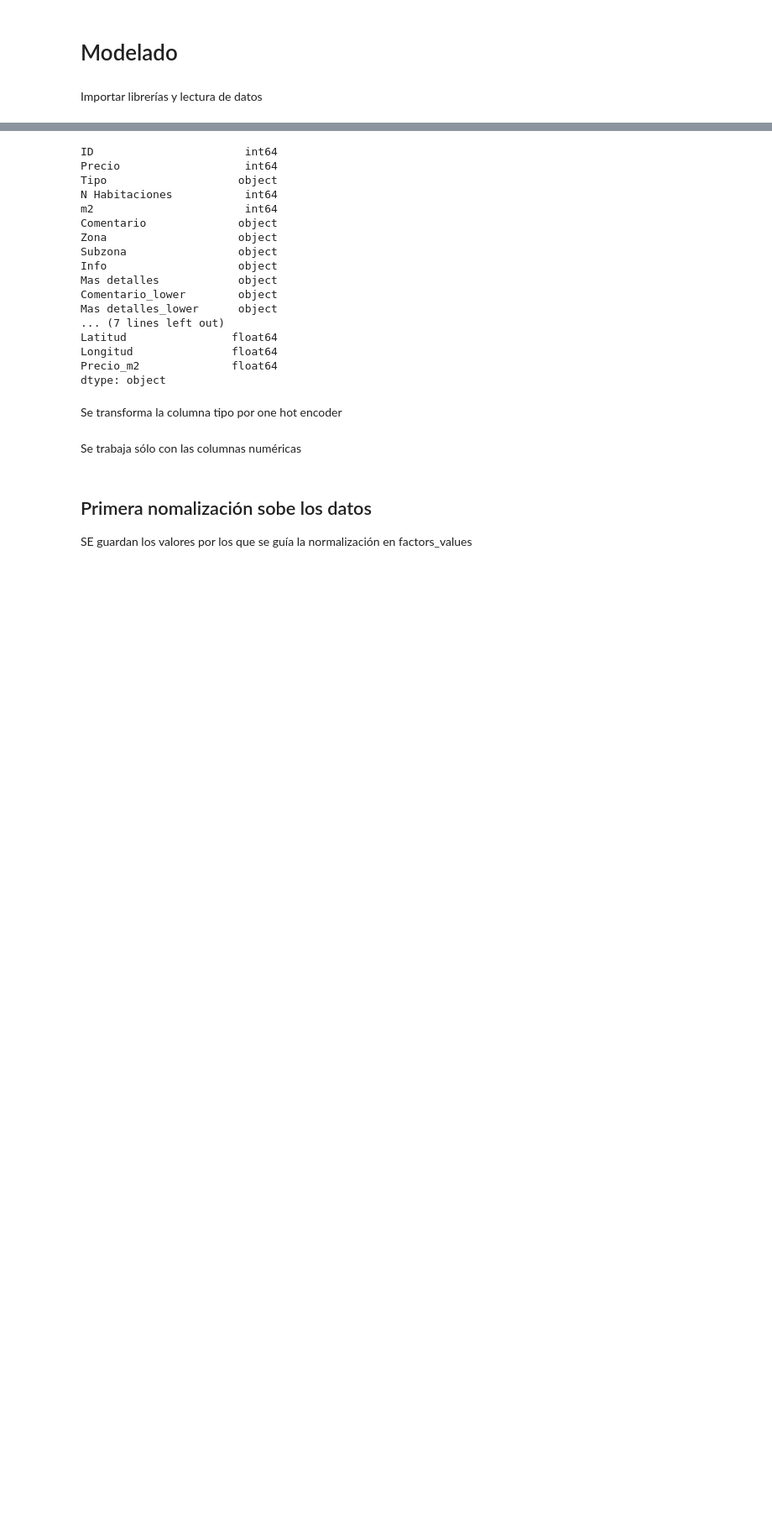
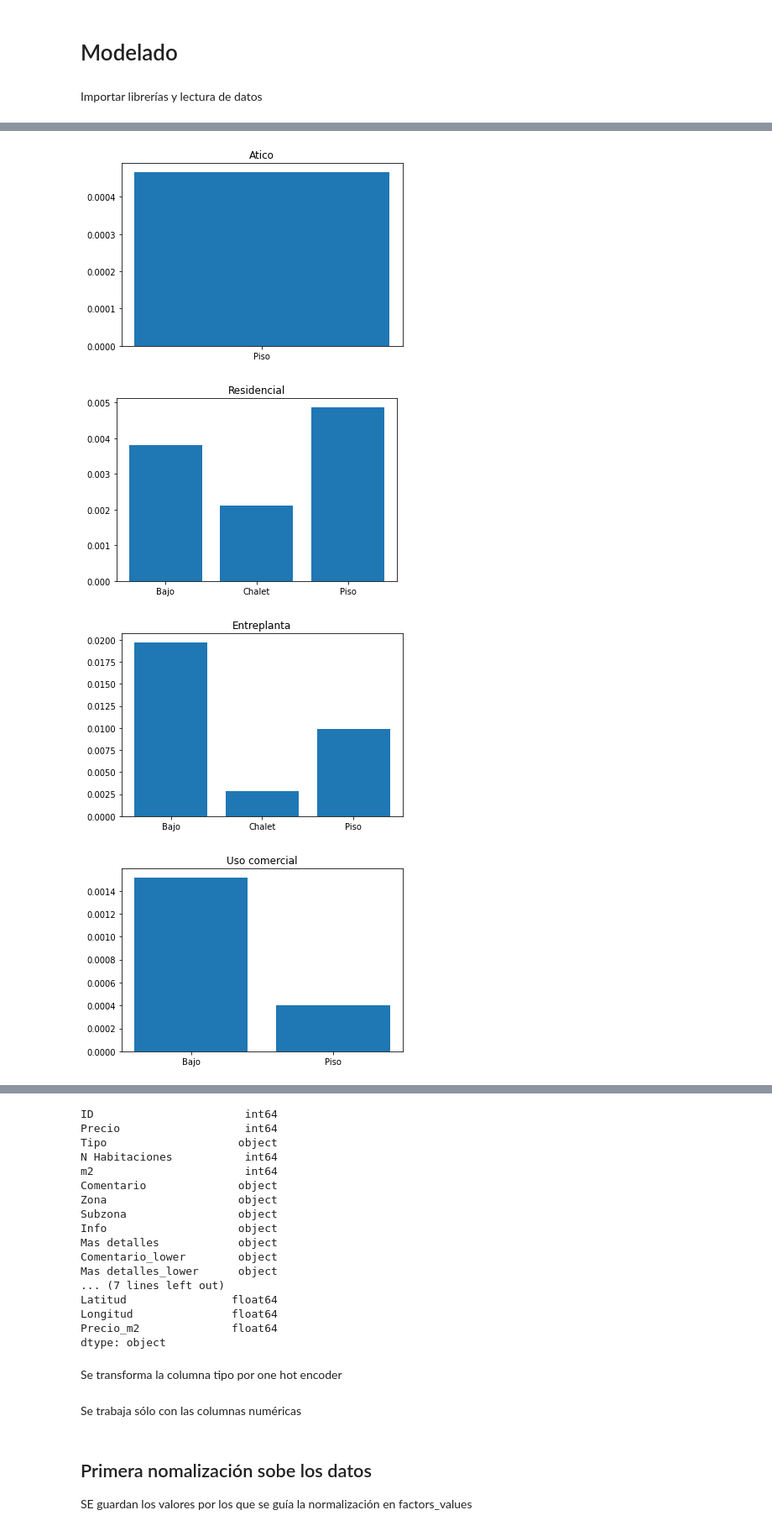
Before and after one commit to julioCasalV/tfm_kschool, a Jupyter notebook: Modelado.ipynb, the cells around one changed output, grey strips where cells are left out. Shown at 84% size. Saved outputs shown, nothing was run; the diff lists cells and outputs as text; code cells hidden in the pictures; blank space fills up the shorter version.

```diff
--- a/Modelado.ipynb
+++ b/Modelado.ipynb
@@ -15,0 +33,22 @@ data = pd.read_csv('Datos_Madrid_tratados.csv')
+# %%
+list_num = ['Precio_m2', 'Precio', 'N Habitaciones', 'm2', 'Planta', 'Cantidad de plantas', 'Piscina', 'Ascensor', 'Garaje', 'N banos', 'Latitud', 'Longitud']
+from sklearn.neighbors import KNeighborsClassifier
+X_train = data[data['Tipo'].isin(['Piso', 'Bajo', 'Chalet'])]
+Y_train = data[~data['Tipo'].isin(['Piso', 'Bajo', 'Chalet'])].copy()
+neigh = KNeighborsClassifier(n_neighbors=3)
+neigh.fit(X_train[list_num], X_train['Tipo'])
+Y_train["enlace"] = neigh.predict(Y_train[list_num])
+cant_Tipo = X_train['Tipo'].value_counts()
+Y_train["cant_Tipo"] = Y_train["enlace"].apply(lambda x : 1/cant_Tipo[x])
+for item in list(Y_train["Tipo"].unique()):
+    df_tmp = Y_train[Y_train['Tipo'] == item][['enlace', 'cant_Tipo']].groupby('enlace').sum()
+    plt.bar(df_tmp.index, df_tmp['cant_Tipo'])
+    plt.title(item)
+    plt.show()
+data.loc[data["Tipo"].isin(["Atico", "Residencial"]), "Tipo"] = "Piso"
+data.loc[data["Tipo"].isin(["Entreplanta", "Uso comercial"]), "Tipo"] = "Bajo"
+# %% [output]
+[figure, added]
+[figure, added]
+[figure, added]
+[figure, added]
```
Also changed, not shown: parts of 35 cells of this notebook.
